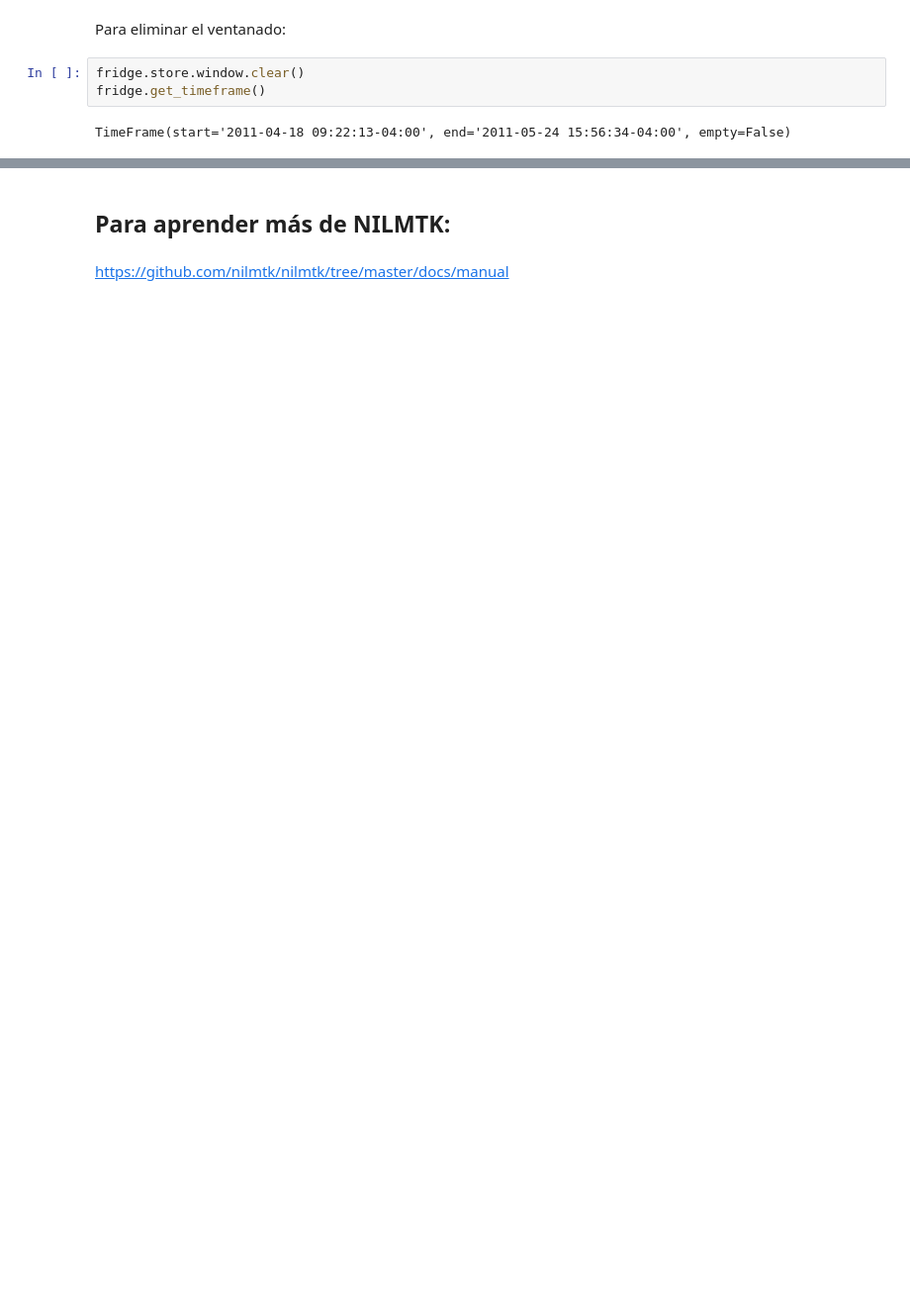
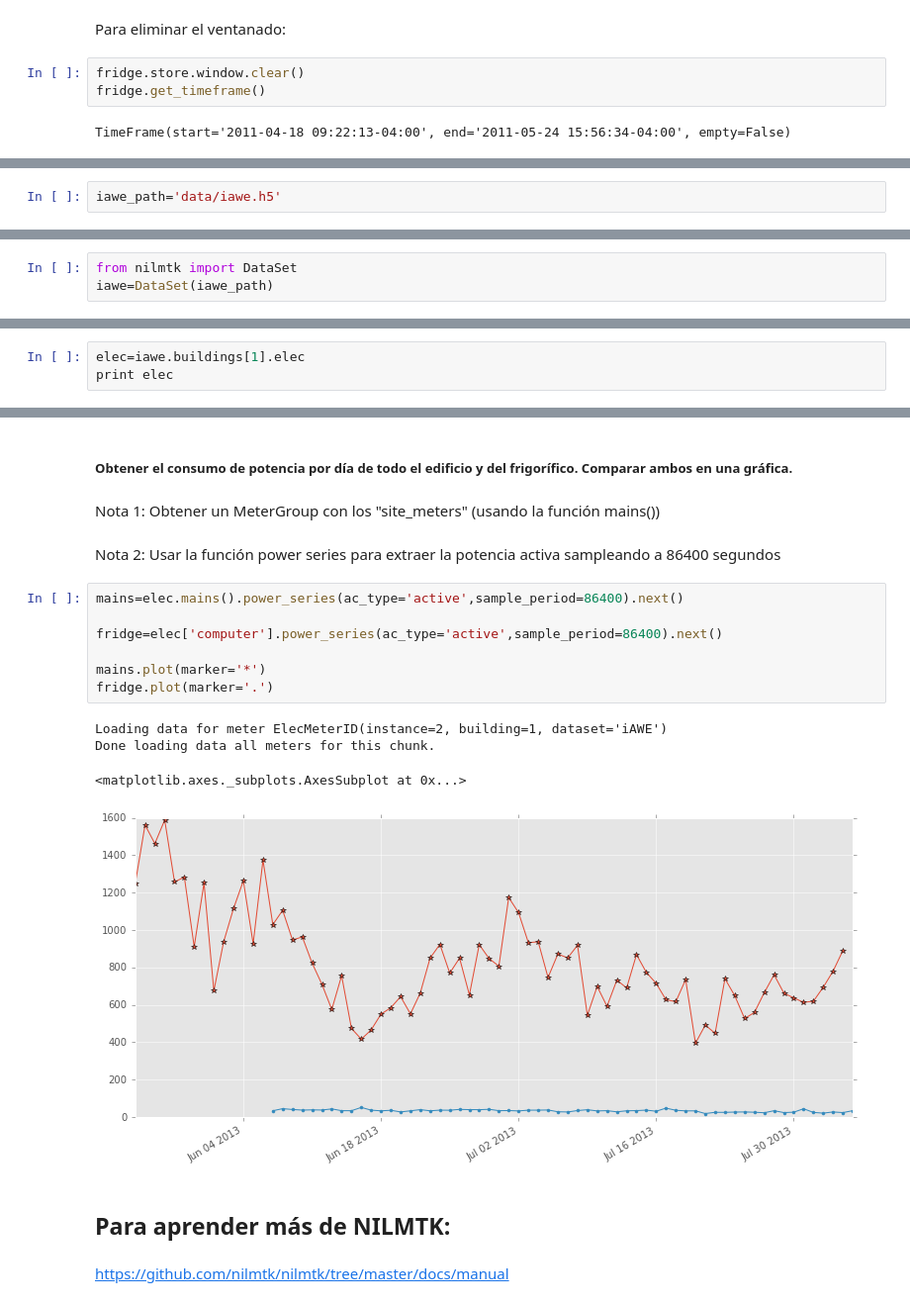
Before and after one commit to josemao/nilmtk_practicas, a Jupyter notebook: 2 - Introdución a NILMTK.ipynb, the cells around one changed output, grey strips where cells are left out. Shown: that part at 99% size. Drawn from its saved outputs; the diff is of its cells as text; blank space fills up the shorter version.

```diff
--- a/2 - Introdución a NILMTK.ipynb
+++ b/2 - Introdución a NILMTK.ipynb
@@ -219,0 +382,2 @@ TimeFrame(start='2011-04-18 09:22:13-04:00', end='2011-05-24 15:56:34-04:00', em
+# %%
+iawe_path='data/iawe.h5'
@@ -219,0 +386,3 @@ TimeFrame(start='2011-04-18 09:22:13-04:00', end='2011-05-24 15:56:34-04:00', em
+# %%
+from nilmtk import DataSet
+iawe=DataSet(iawe_path)
@@ -219,0 +395,3 @@ TimeFrame(start='2011-04-18 09:22:13-04:00', end='2011-05-24 15:56:34-04:00', em
+# %%
+elec=iawe.buildings[1].elec
+print elec
@@ -220,3 +462,21 @@ TimeFrame(start='2011-04-18 09:22:13-04:00', end='2011-05-24 15:56:34-04:00', em
+# %% [markdown]
+##### Obtener el consumo de potencia por día de todo el edificio y del frigorífico. Comparar ambos en una gráfica.
+# %% [markdown]
+Nota 1: Obtener un MeterGroup con los "site_meters" (usando la función mains())
+# %% [markdown]
+Nota 2: Usar la función power series para extraer la potencia activa sampleando a 86400 segundos
+# %%
+mains=elec.mains().power_series(ac_type='active',sample_period=86400).next()
+
+fridge=elec['computer'].power_series(ac_type='active',sample_period=86400).next()
+
+mains.plot(marker='*')
+fridge.plot(marker='.')
+# %% [output]
+Loading data for meter ElecMeterID(instance=2, building=1, dataset='iAWE')
+Done loading data all meters for this chunk.
+<matplotlib.axes._subplots.AxesSubplot at 0x...>
+[figure, added]
 # %% [markdown]
 ## Para aprender más de NILMTK:
 # %% [markdown]
```
Also changed, not shown: parts of 70 cells of this notebook, 1 other file.
